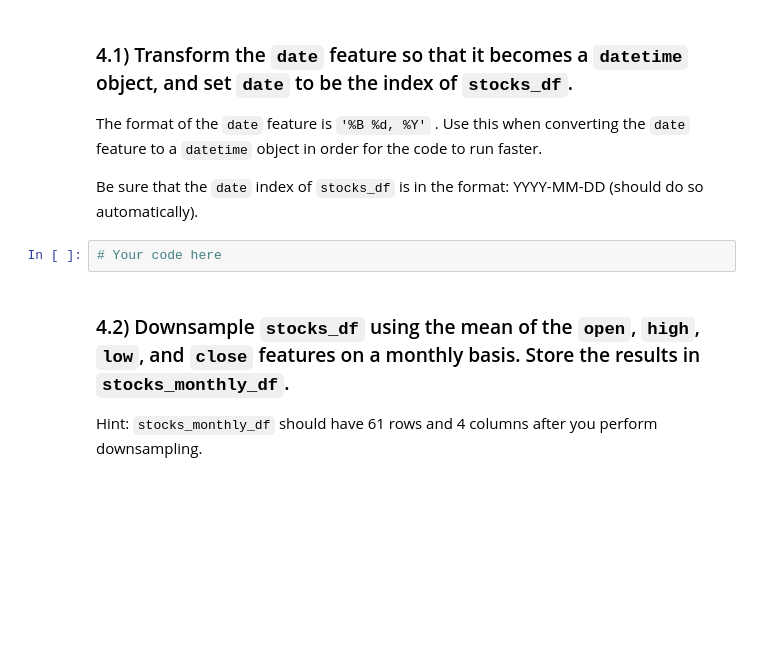
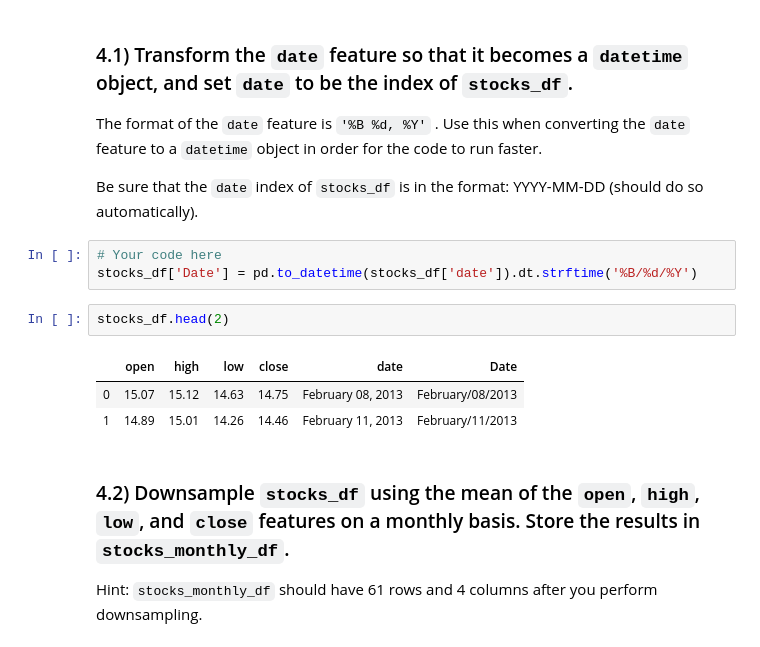
Before and after one commit to learn-co-students/module-4-code-challenge-round-1-nyc-ds-033020-mod-4-code-challenge-1591883766, a Jupyter notebook: index.ipynb, the cells around one changed output. Saved outputs shown, nothing was run; the diff lists cells and outputs as text; blank space fills up the shorter version.

```diff
--- a/index.ipynb
+++ b/index.ipynb
@@ -384,8 +432,15 @@ stocks_df.head()
 The format of the `date` feature is `'%B %d, %Y'` . Use this when converting the `date` feature to a `datetime` object in order for the code to run faster.
 
 Be sure that the `date` index of `stocks_df` is in the format: YYYY-MM-DD (should do so automatically).
-# %%
-# Your code here
+# %%
+# Your code here
+stocks_df['Date'] = pd.to_datetime(stocks_df['date']).dt.strftime('%B/%d/%Y')
+# %%
+stocks_df.head(2)
+# %% [output]
+|  | open | high | low | close | date | Date |
+| 0 | 15.07 | 15.12 | 14.63 | 14.75 | February 08, 2013 | February/08/2013 |
+| 1 | 14.89 | 15.01 | 14.26 | 14.46 | February 11, 2013 | February/11/2013 |
 # %% [markdown]
 ### 4.2) Downsample `stocks_df` using the mean of the `open`, `high`, `low`, and `close` features on a monthly basis. Store the results in `stocks_monthly_df`.
 
```
Also changed, not shown: parts of 21 cells of this notebook.
